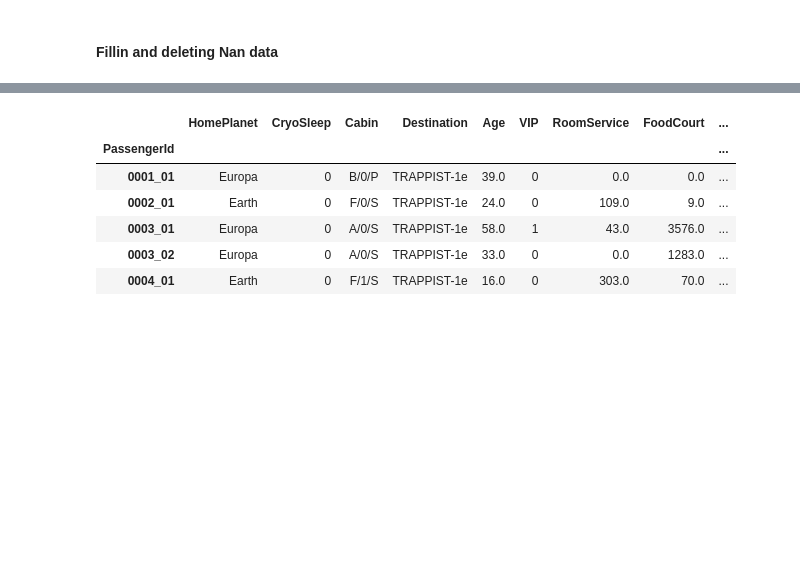
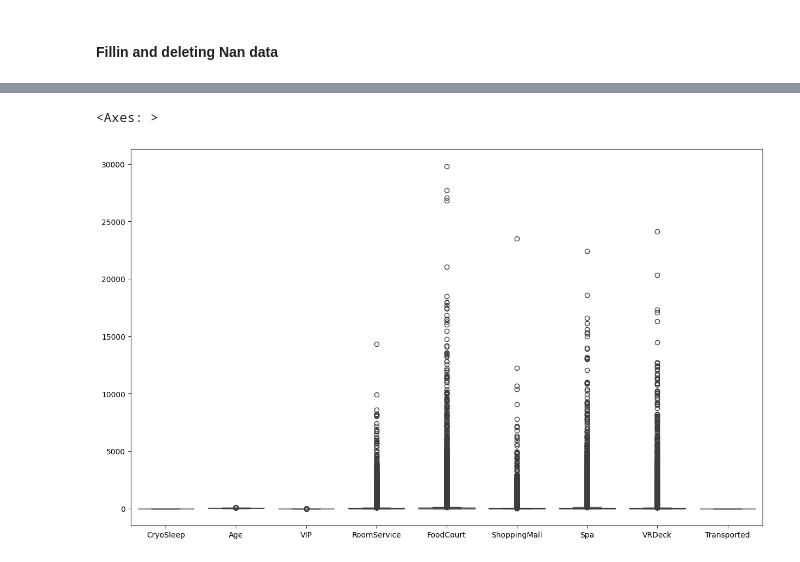
Before and after one commit to deructu/Kaggle-Competitions, a Jupyter notebook: Spaceship Titanic/spaceship_competition.ipynb, the cells around one changed output, grey strips where cells are left out. Drawn from its saved outputs; the diff is of its cells as text; code cells hidden in the pictures; blank space fills up the shorter version.

```diff
--- a/Spaceship Titanic/spaceship_competition.ipynb
+++ b/Spaceship Titanic/spaceship_competition.ipynb
@@ -138,16 +139,26 @@ df_train.head()
 # %% [markdown]
 #### Fillin and deleting Nan data
 # %%
-def clean_df(df):
+def preprocessing_df(df):
     df_ = df.copy()
 
-    df_ = (df_
-        .drop('Name', axis=1)
-        .assign(HomePlanet=lambda df__: df__['HomePlanet'].fillna(df__['HomePlanet'].mode()[0]))
-        .assign(CryoSleep=lambda df__: df__['CryoSleep'].fillna(df__['CryoSleep'].mode()[0]).astype(int))
-        .assign(VIP=lambda df__: df__['VIP'].fillna(df__['VIP'].mode()[0]).astype(int))
+    df_cleaned = (df_
+        .drop(['Name', 'Cabin'], axis=1)
+        .assign(
+            HomePlanet=lambda d: d['HomePlanet'].fillna(d['HomePlanet'].mode()[0]),
+            Destination=lambda d: d['Destination'].fillna(d['Destination'].mode()[0]),
+            CryoSleep=lambda d: d['CryoSleep'].fillna(d['CryoSleep'].mode()[0]),
+            VIP=lambda d: d['VIP'].fillna(d['VIP'].mode()[0]),
+            Age=lambda d: d['Age'].fillna(d['Age'].median())
+        )
+        .fillna(0)
     )
 
-    return df_
+
+    cols_to_int = ['CryoSleep', 'VIP']
+    df_cleaned[cols_to_int] = df_cleaned[cols_to_int].astype(int)
+
+    return df_cleaned
 # %%
-a = clean_df(df_train)
+df_train_cleaned = preprocessing_df(df_train)
+df_train_cleaned.sample(5, random_state=20)
@@ -154,10 +173,6 @@ a = clean_df(df_train)
 # %%
-a.head()
+plt.figure(figsize=(15, 9))
+sns.boxplot(data=df_train_cleaned)
 # %% [output]
-|  | HomePlanet | CryoSleep | Cabin | Destination | Age | VIP | RoomService | FoodCourt | ... |
-| PassengerId |  |  |  |  |  |  |  |  | ... |
-| 0001_01 | Europa | 0 | B/0/P | TRAPPIST-1e | 39.0 | 0 | 0.0 | 0.0 | ... |
-| 0002_01 | Earth | 0 | F/0/S | TRAPPIST-1e | 24.0 | 0 | 109.0 | 9.0 | ... |
-| 0003_01 | Europa | 0 | A/0/S | TRAPPIST-1e | 58.0 | 1 | 43.0 | 3576.0 | ... |
-| 0003_02 | Europa | 0 | A/0/S | TRAPPIST-1e | 33.0 | 0 | 0.0 | 1283.0 | ... |
-| 0004_01 | Earth | 0 | F/1/S | TRAPPIST-1e | 16.0 | 0 | 303.0 | 70.0 | ... |
+<Axes: >
+[figure, added]
```
Also changed, not shown: parts of 30 cells of this notebook, 4 other files.
